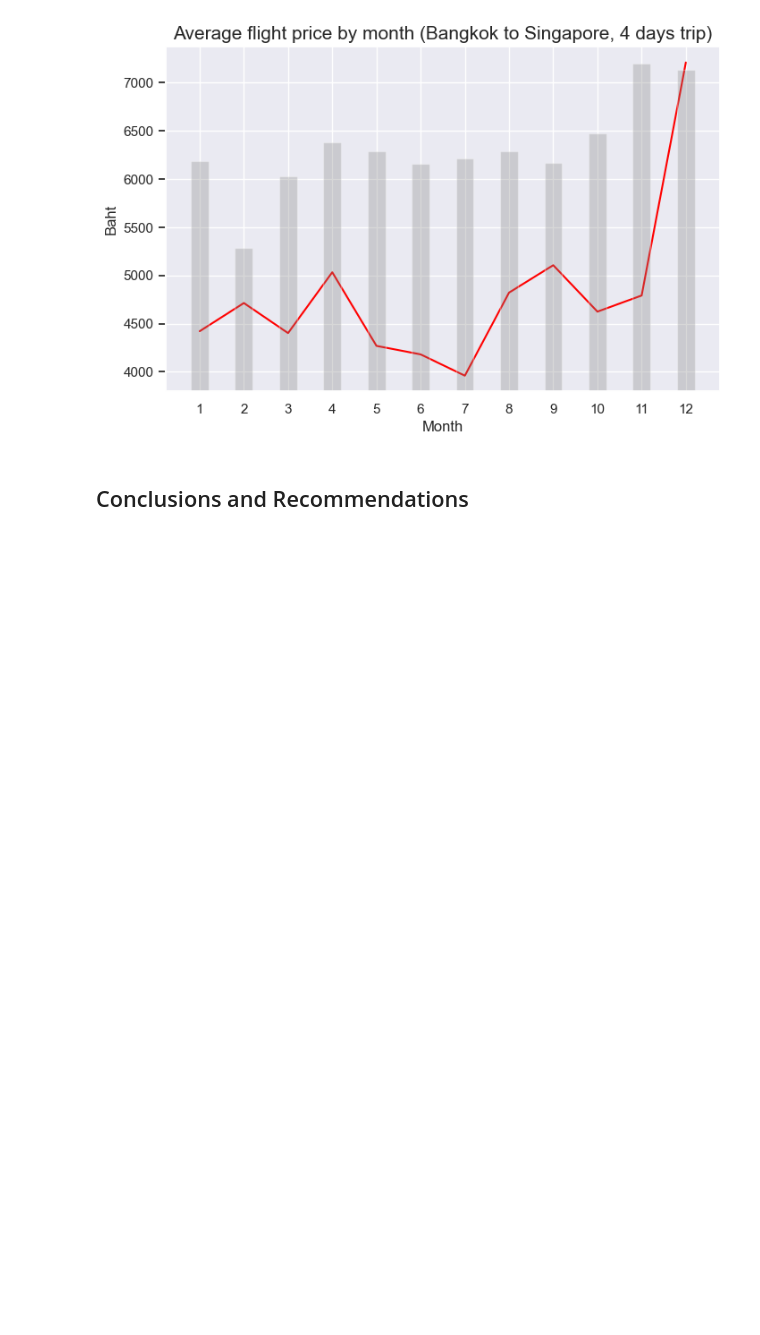
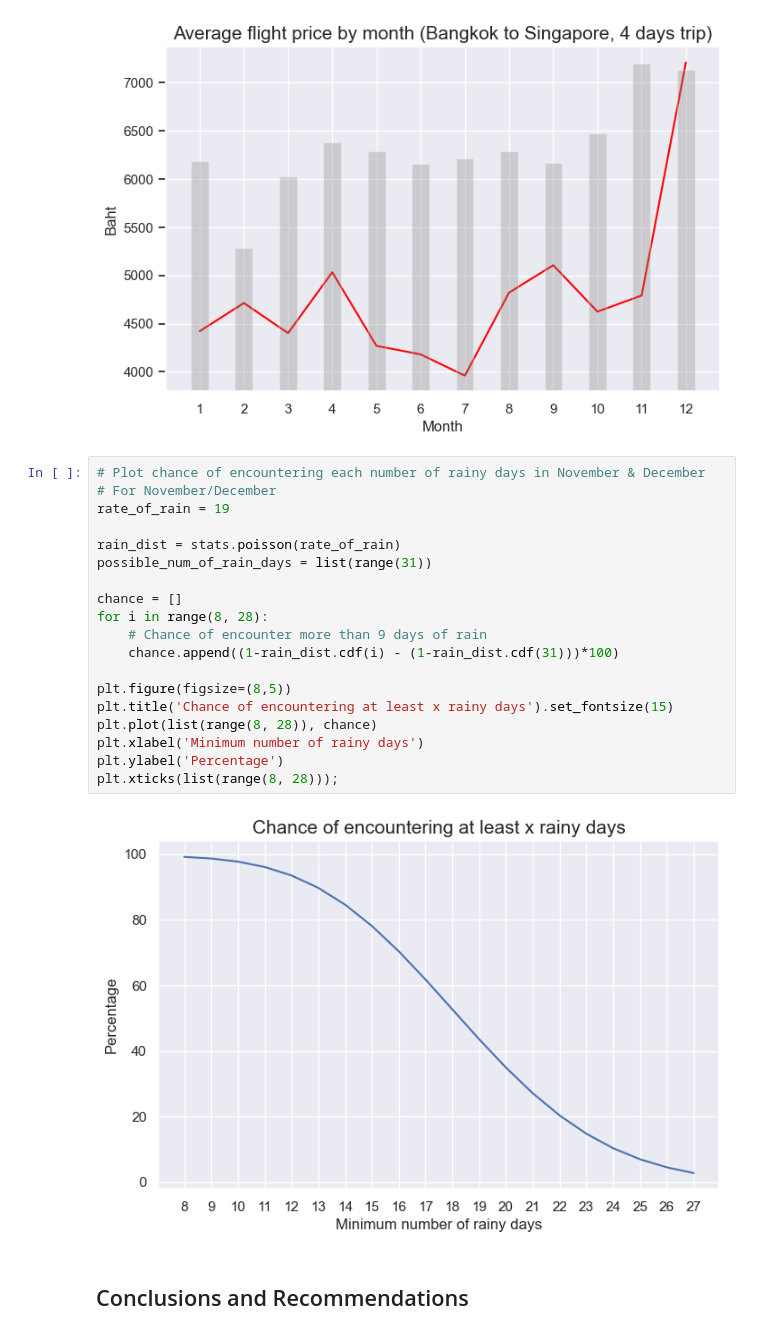
Before and after one commit to wtwwitt/project_1_Singapore_Rainfall, a Jupyter notebook: code/Singapore_rainfall_analysis_for_tourist.ipynb, the cells around one changed output. Saved outputs shown, nothing was run; the diff lists cells and outputs as text; blank space fills up the shorter version.

Commit message:
update code and presentation, add plot chance of each minimum rainy days in Dec and Nov

```diff
--- a/code/Singapore_rainfall_analysis_for_tourist.ipynb
+++ b/code/Singapore_rainfall_analysis_for_tourist.ipynb
@@ -948,6 +956,27 @@ ax2.bar(temp_df.index, temp_df['rain_days'], width=0.4, color='gray', alpha=0.3,
 ax2.set_yticks([]);
 # %% [output]
 [figure]
+# %%
+# Plot chance of encountering each number of rainy days in November & December
+# For November/December
+rate_of_rain = 19
+
+rain_dist = stats.poisson(rate_of_rain)
+possible_num_of_rain_days = list(range(31))
+
+chance = []
+for i in range(8, 28):
+    # Chance of encounter more than 9 days of rain
+    chance.append((1-rain_dist.cdf(i) - (1-rain_dist.cdf(31)))*100)
+
+plt.figure(figsize=(8,5))
+plt.title('Chance of encountering at least x rainy days').set_fontsize(15)
+plt.plot(list(range(8, 28)), chance)
+plt.xlabel('Minimum number of rainy days')
+plt.ylabel('Percentage')
+plt.xticks(list(range(8, 28)));
+# %% [output]
+[figure, added]
 # %% [markdown]
 ## Conclusions and Recommendations
 # %% [markdown]
```
Also changed, not shown: parts of 1 cell of this notebook, 1 other file.
